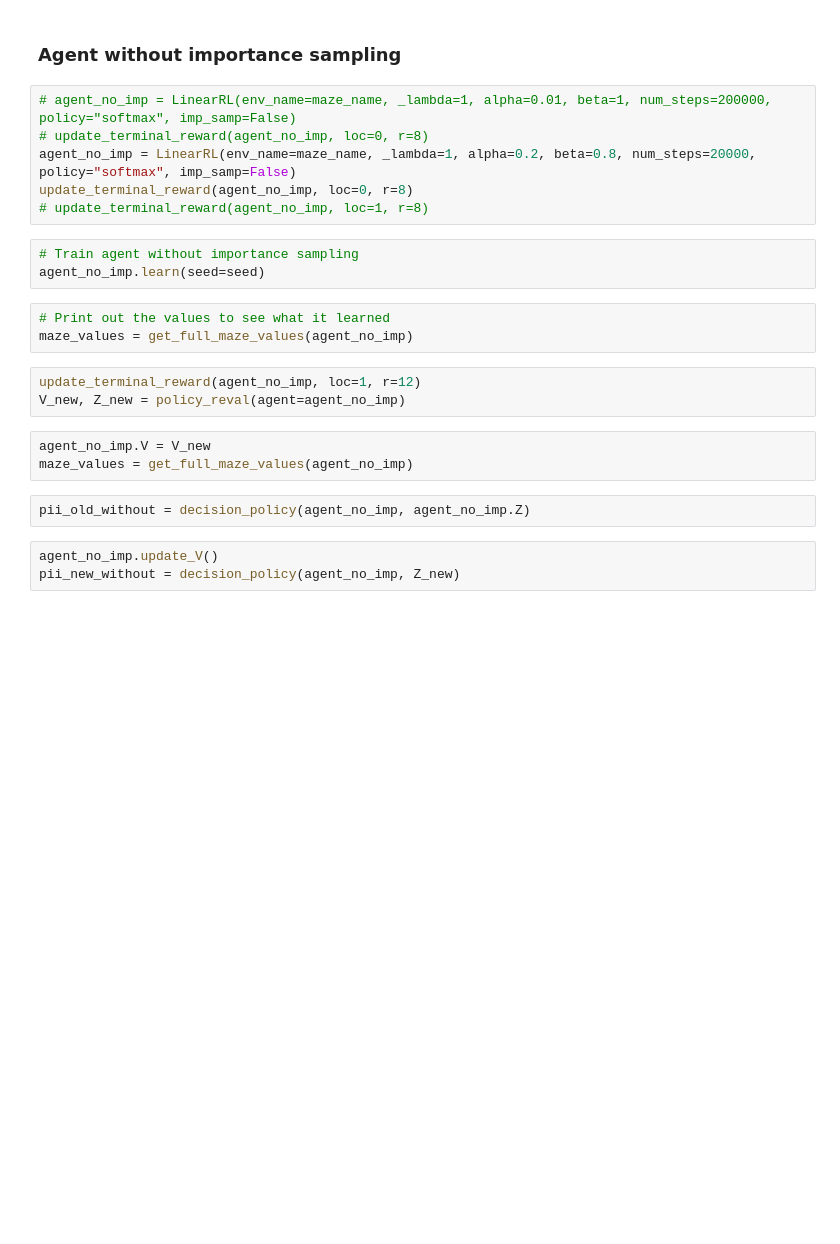
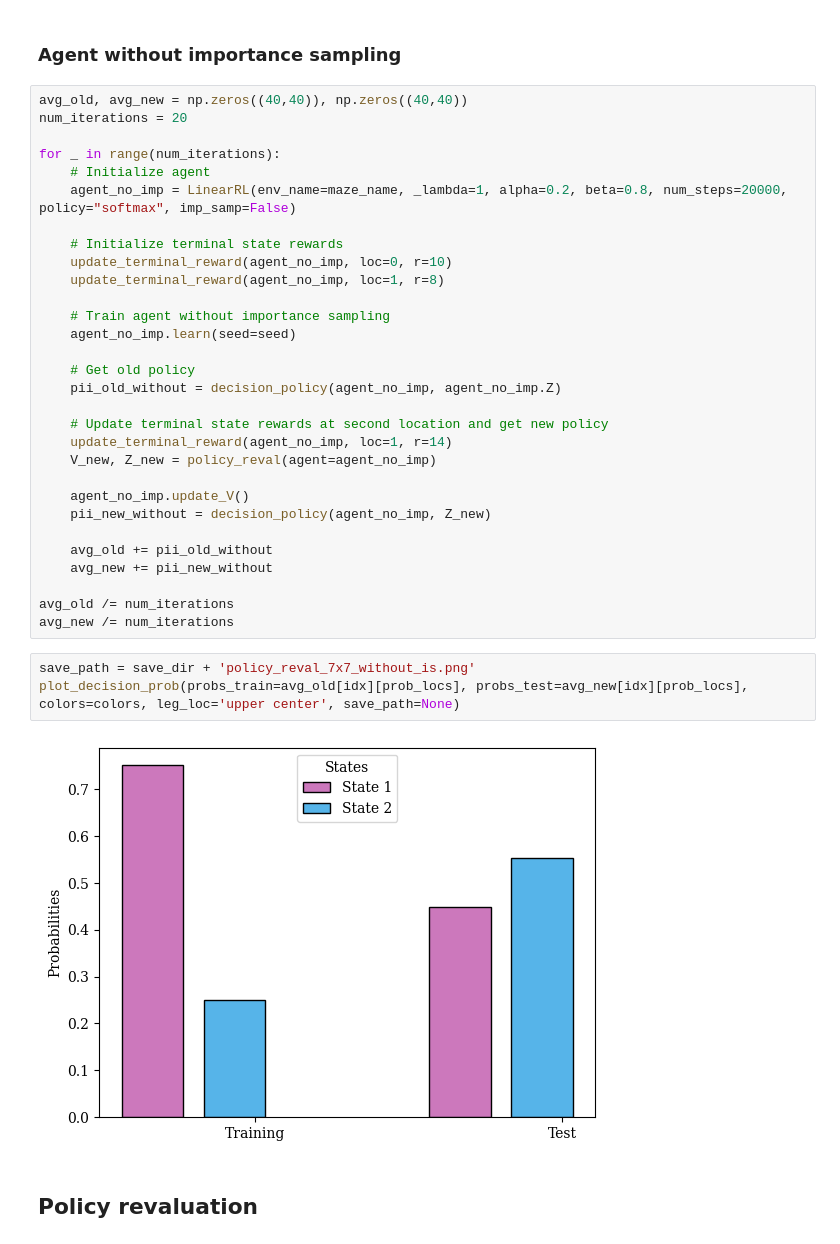
Before and after one commit to ArminBaz/SR-IS, a Jupyter notebook: src/policy_reval_maze.ipynb, the cells around one changed output. Cells and saved outputs as stored; diff of their text form; blank space fills up the shorter version.

```diff
--- a/src/policy_reval_maze.ipynb
+++ b/src/policy_reval_maze.ipynb
@@ -104,25 +113,39 @@ plot_decision_prob(probs_train=pii_old_with[idx][prob_locs], probs_test=pii_new_
 # %% [markdown]
 ### Agent without importance sampling
-# %%
-# agent_no_imp = LinearRL(env_name=maze_name, _lambda=1, alpha=0.01, beta=1, num_steps=200000, policy="softmax", imp_samp=False)
-# update_terminal_reward(agent_no_imp, loc=0, r=8)
-agent_no_imp = LinearRL(env_name=maze_name, _lambda=1, alpha=0.2, beta=0.8, num_steps=20000, policy="softmax", imp_samp=False)
-update_terminal_reward(agent_no_imp, loc=0, r=8)
-# update_terminal_reward(agent_no_imp, loc=1, r=8)
-# %%
-# Train agent without importance sampling
-agent_no_imp.learn(seed=seed)
-# %%
-# Print out the values to see what it learned
-maze_values = get_full_maze_values(agent_no_imp)
-# %%
-update_terminal_reward(agent_no_imp, loc=1, r=12)
-V_new, Z_new = policy_reval(agent=agent_no_imp)
-# %%
-agent_no_imp.V = V_new
-maze_values = get_full_maze_values(agent_no_imp)
-# %%
-pii_old_without = decision_policy(agent_no_imp, agent_no_imp.Z)
-# %%
-agent_no_imp.update_V()
-pii_new_without = decision_policy(agent_no_imp, Z_new)
+# %%
+avg_old, avg_new = np.zeros((40,40)), np.zeros((40,40))
+num_iterations = 20
+
+for _ in range(num_iterations):
+    # Initialize agent
+    agent_no_imp = LinearRL(env_name=maze_name, _lambda=1, alpha=0.2, beta=0.8, num_steps=20000, policy="softmax", imp_samp=False)
+
+    # Initialize terminal state rewards
+    update_terminal_reward(agent_no_imp, loc=0, r=10)
+    update_terminal_reward(agent_no_imp, loc=1, r=8)
+
+    # Train agent without importance sampling
+    agent_no_imp.learn(seed=seed)
+
+    # Get old policy
+    pii_old_without = decision_policy(agent_no_imp, agent_no_imp.Z)
+
+    # Update terminal state rewards at second location and get new policy
+    update_terminal_reward(agent_no_imp, loc=1, r=14)
+    V_new, Z_new = policy_reval(agent=agent_no_imp)
+
+    agent_no_imp.update_V()
+    pii_new_without = decision_policy(agent_no_imp, Z_new)
+
+    avg_old += pii_old_without
+    avg_new += pii_new_without
+
+avg_old /= num_iterations
+avg_new /= num_iterations
+# %%
+save_path = save_dir + 'policy_reval_7x7_without_is.png'
+plot_decision_prob(probs_train=avg_old[idx][prob_locs], probs_test=avg_new[idx][prob_locs], colors=colors, leg_loc='upper center', save_path=None)
+# %% [output]
+[figure, added]
+# %% [markdown]
+## Policy revaluation
```
Also changed, not shown: parts of 20 cells of this notebook, 20 other files.
